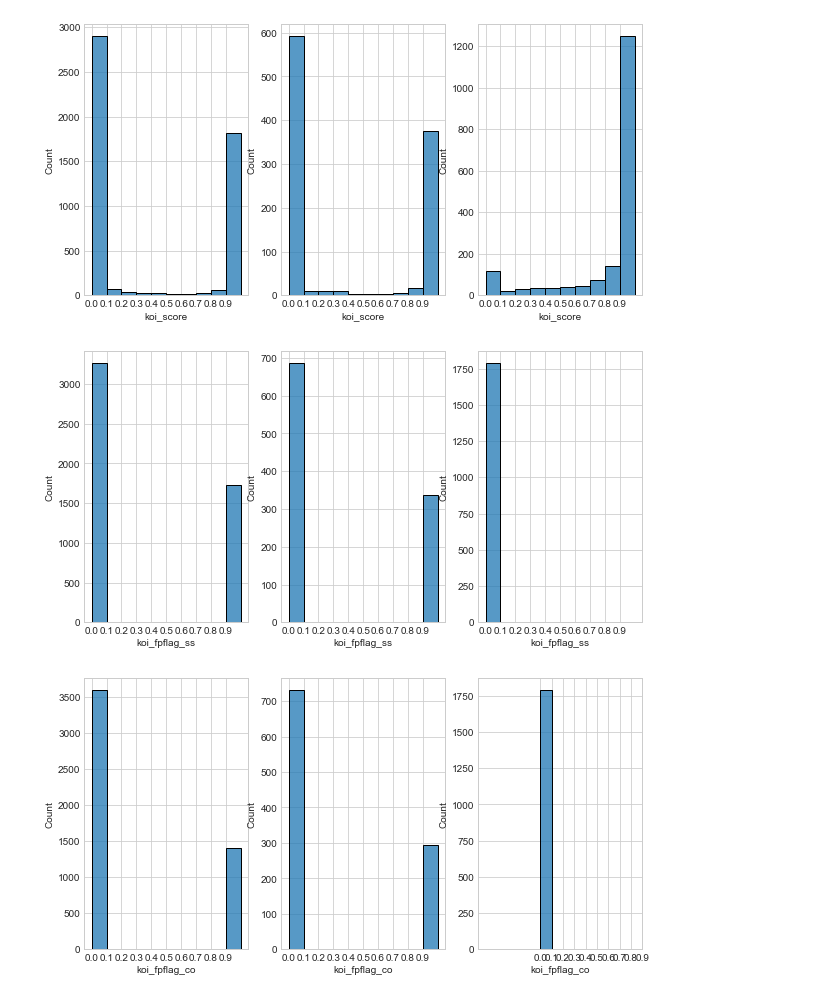
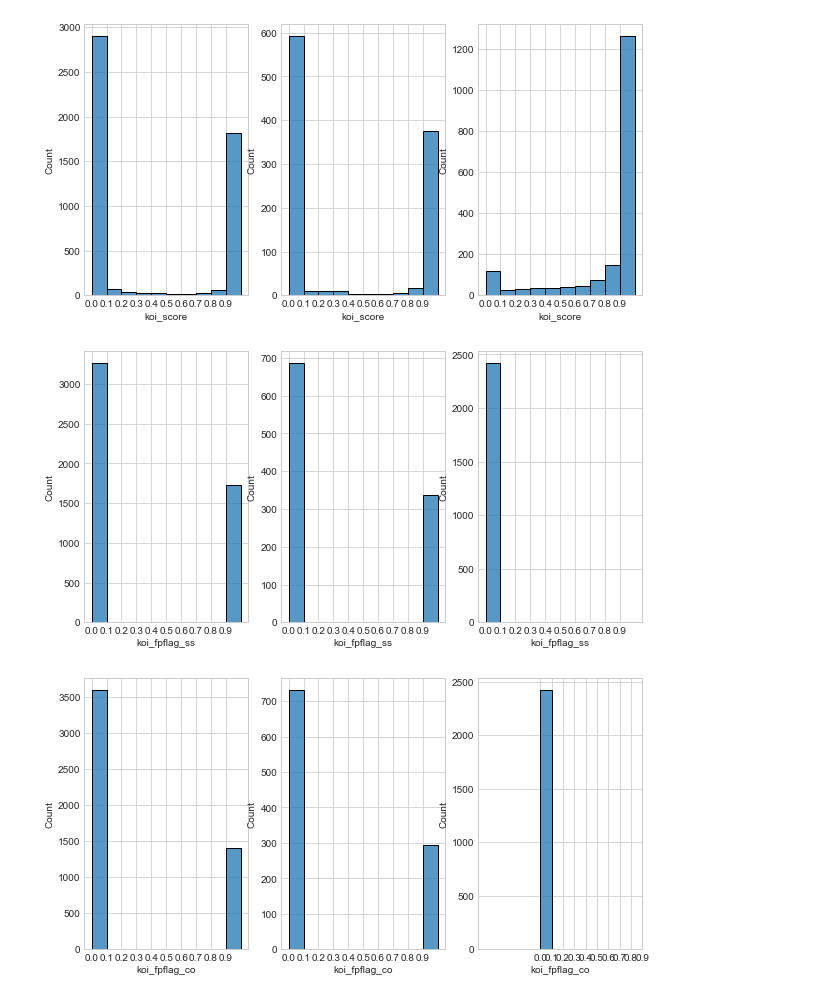
Before and after one commit to djosifovski/Exoplanets-Detection, a Jupyter notebook: Exoplanets-Detection.ipynb, the cells around one changed output. Drawn from its saved outputs; the diff is of its cells as text; code cells hidden in the pictures.

```diff
--- a/Exoplanets-Detection.ipynb
+++ b/Exoplanets-Detection.ipynb
@@ -295,2 +264,0 @@ The categorical data don't carry any information because they are features creat
-# %%
-exoplanets.drop(columns = ['koi_teq_err1', 'koi_teq_err2'], inplace=True)
@@ -298,0 +265,3 @@ These two features don't have any value, and they are removed. This is done befo
+# %%
+df_exo = exoplanets.copy()
+df_can = candidates.copy()
@@ -299,8 +282,21 @@ These two features don't have any value, and they are removed. This is done befo
+# %%
+def clean_data(df):
+    '''
+    Function to clean data
+    '''
+    df = df.copy()
+
+    df.drop(columns=['kepid', 'kepoi_name', 'kepler_name', 'koi_pdisposition', 'koi_tce_delivname'], inplace=True)
+
+    df.drop(columns = ['koi_teq_err1', 'koi_teq_err2'], inplace=True)
+
+    df.dropna(axis=0, inplace=True)
+
+    return df
 # %%
-n_complete = exoplanets.shape[0]
+exoplanets = clean_data(df_exo)
 
-exoplanets.dropna(axis=0, inplace=True)
-
+n_complete = df_exo.shape[0]
 n_dropped = exoplanets.shape[0]
 
 dropped_percentage = np.round((1 - n_dropped/n_complete)*100, 4)
@@ -1136,11 +1048,11 @@ check_distributions(train['koi_score'], test['koi_score'], candidates['koi_score
 # %% [output]
 [figure]
 # %%
-check_distributions(train['koi_fpflag_ss'], test['koi_fpflag_ss'], candidates['koi_fpflag_ss'])
+check_distributions(train['koi_fpflag_ss'], test['koi_fpflag_ss'], df_can['koi_fpflag_ss'])
 # %% [output]
-[figure, old version]
+[figure, new version]
 # %%
-check_distributions(train['koi_fpflag_co'], test['koi_fpflag_co'], candidates['koi_fpflag_co'])
+check_distributions(train['koi_fpflag_co'], test['koi_fpflag_co'], df_can['koi_fpflag_co'])
 # %% [output]
-[figure, old version]
+[figure, new version]
 # %%
```
Also changed, not shown: parts of 180 cells of this notebook.
